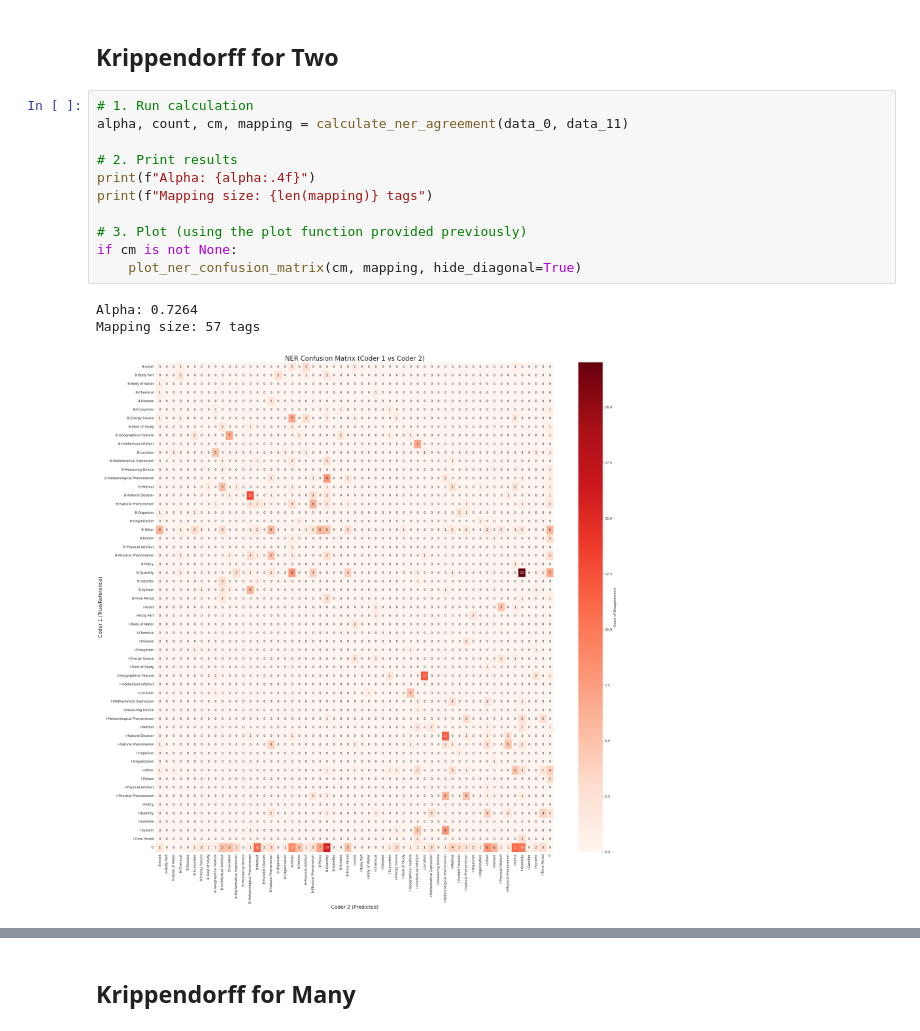
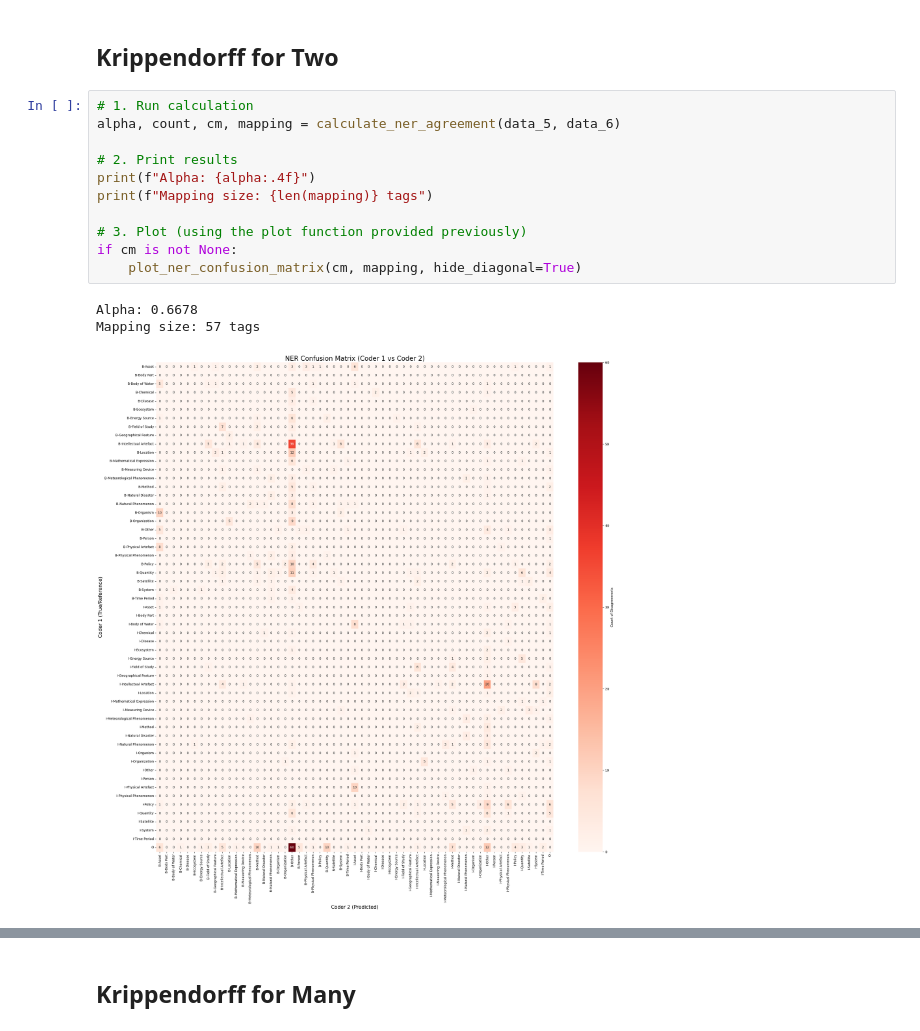
Before and after one commit to P0L3/CliReNER, a Jupyter notebook: annotator_stats.ipynb, the cells around one changed output, grey strips where cells are left out. Cells and saved outputs as stored; diff of their text form.

```diff
--- a/annotator_stats.ipynb
+++ b/annotator_stats.ipynb
@@ -914,19 +931,19 @@ Raw Agreement:       0.6781
 ## Krippendorff for Two
 # %%
 # 1. Run calculation
-alpha, count, cm, mapping = calculate_ner_agreement(data_0, data_11)
+alpha, count, cm, mapping = calculate_ner_agreement(data_5, data_6)
 
 # 2. Print results
 print(f"Alpha: {alpha:.4f}")
 print(f"Mapping size: {len(mapping)} tags")
 
 # 3. Plot (using the plot function provided previously)
 if cm is not None:
     plot_ner_confusion_matrix(cm, mapping, hide_diagonal=True)
 # %% [output]
-Alpha: 0.7264
+Alpha: 0.6678
 Mapping size: 57 tags
-[figure, old version]
+[figure, new version]
 # %%
 print_top_confusions(cm, mapping, top_n=50)
 # %% [output]
```
Also changed, not shown: parts of 16 cells of this notebook, 2 other files.
